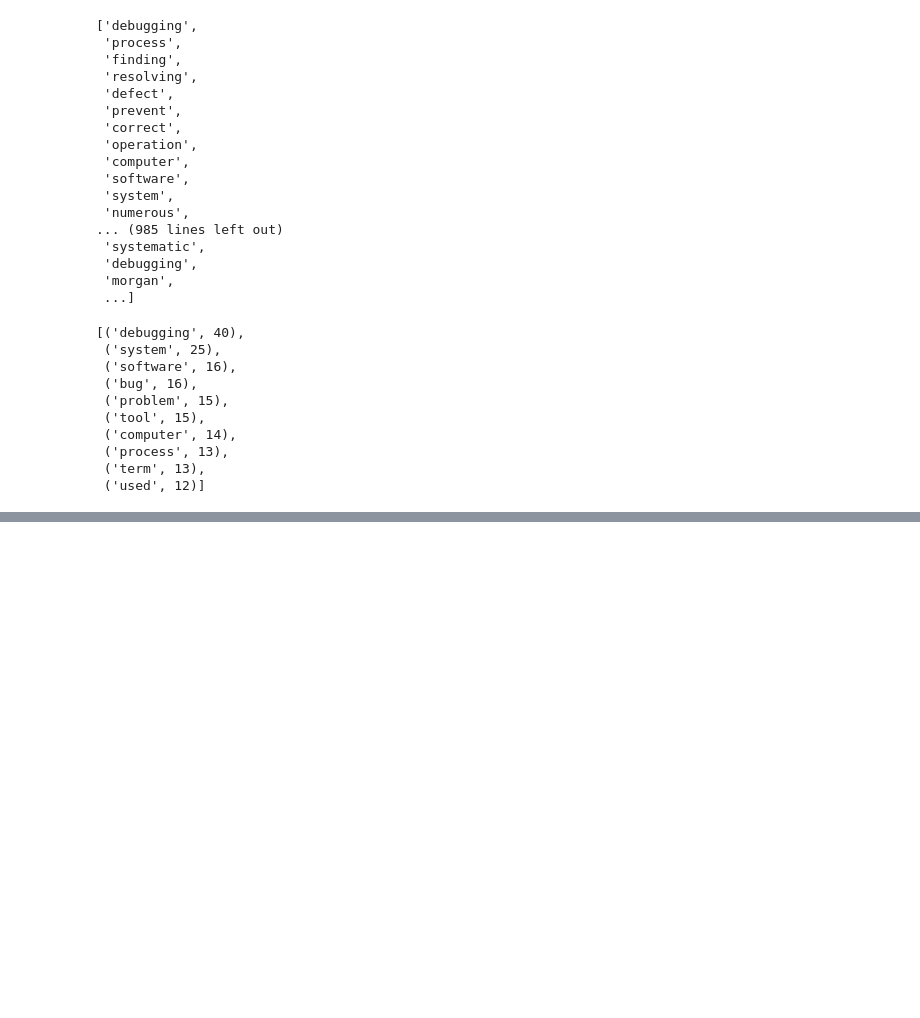
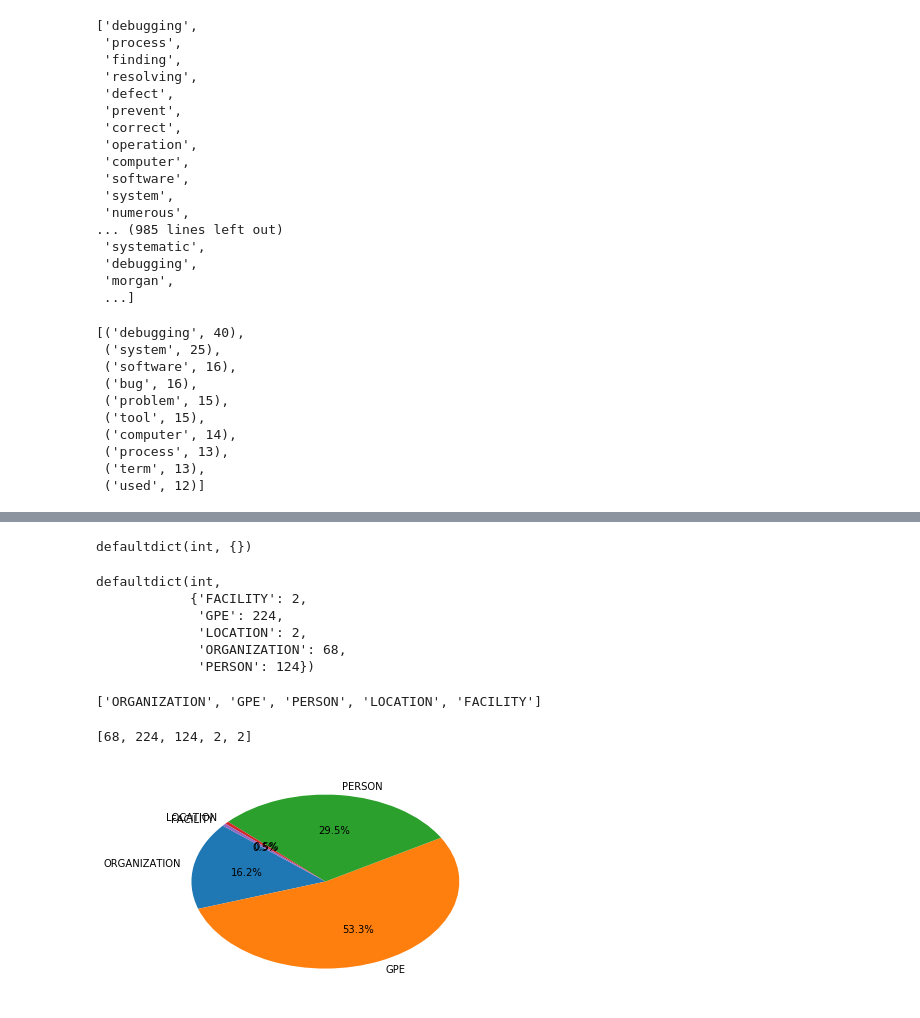
Before and after one commit to lukasz-f/data-camp, a Jupyter notebook: nlp/nltk.ipynb, the cells around one changed output, grey strips where cells are left out. Saved outputs shown, nothing was run; the diff lists cells and outputs as text; code cells hidden in the pictures; blank space fills up the shorter version.

```diff
--- a/nlp/nltk.ipynb
+++ b/nlp/nltk.ipynb
@@ -396,0 +559,36 @@ bow.most_common(10)
+# %%
+ner_categories = defaultdict(int)
+ner_categories
+# %% [output]
+defaultdict(int, {})
+# %%
+# Create the nested for loop
+for sent in chunked_sentences:
+    for chunk in sent:
+        if hasattr(chunk, 'label'):
+            ner_categories[chunk.label()] += 1
+ner_categories
+# %% [output]
+defaultdict(int,
+            {'FACILITY': 2,
+             'GPE': 224,
+             'LOCATION': 2,
+             'ORGANIZATION': 68,
+             'PERSON': 124})
+# %%
+# Create a list from the dictionary keys for the chart labels
+labels = list(ner_categories.keys())
+labels
+# %% [output]
+['ORGANIZATION', 'GPE', 'PERSON', 'LOCATION', 'FACILITY']
+# %%
+# Create a list of the values: values
+values = [ner_categories.get(l) for l in labels]
+values
+# %% [output]
+[68, 224, 124, 2, 2]
+# %%
+plt.pie(values, labels=labels, autopct='%1.1f%%', startangle=140)
+plt.show()
+# %% [output]
+[figure, added]
```
Also changed, not shown: parts of 21 cells of this notebook, 2 other files.
